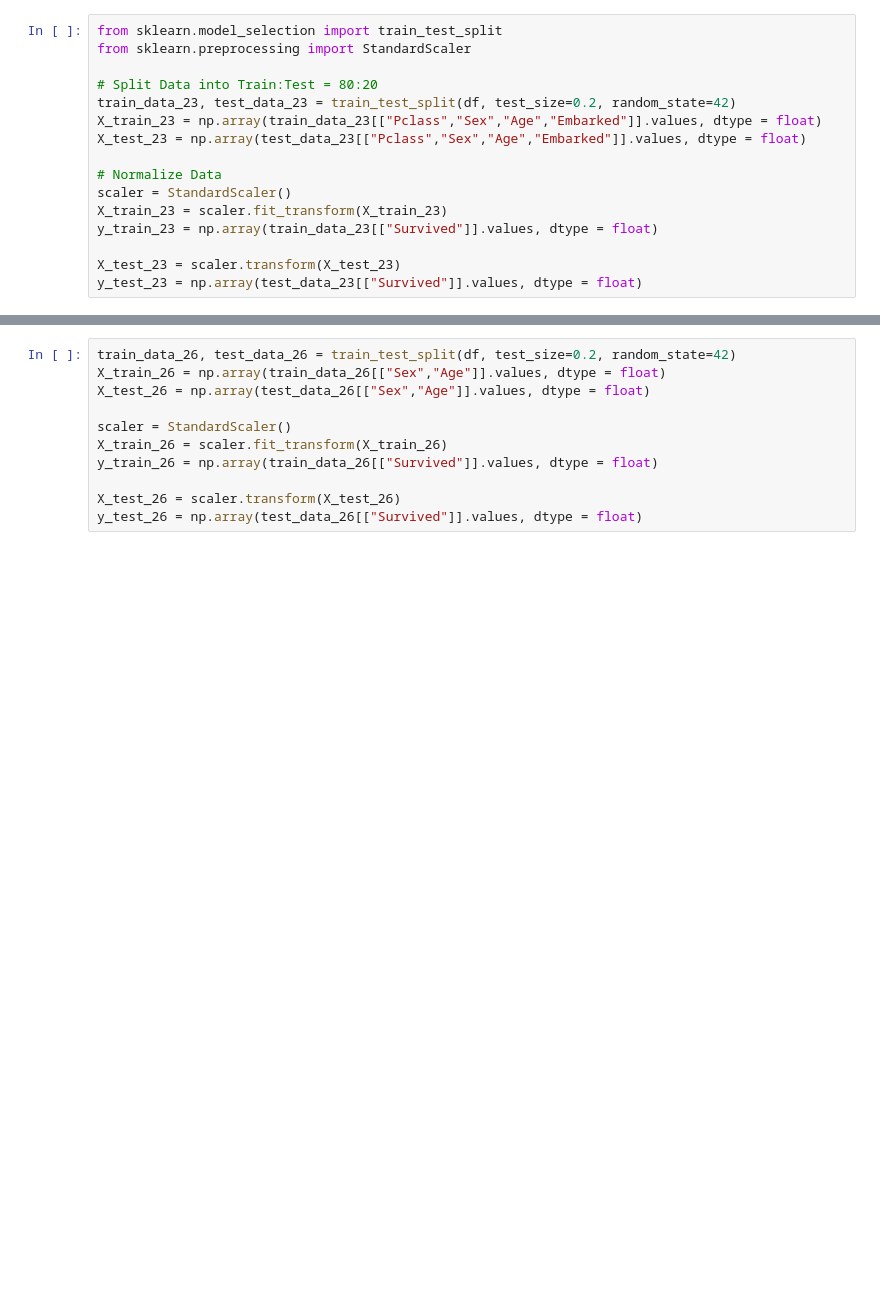
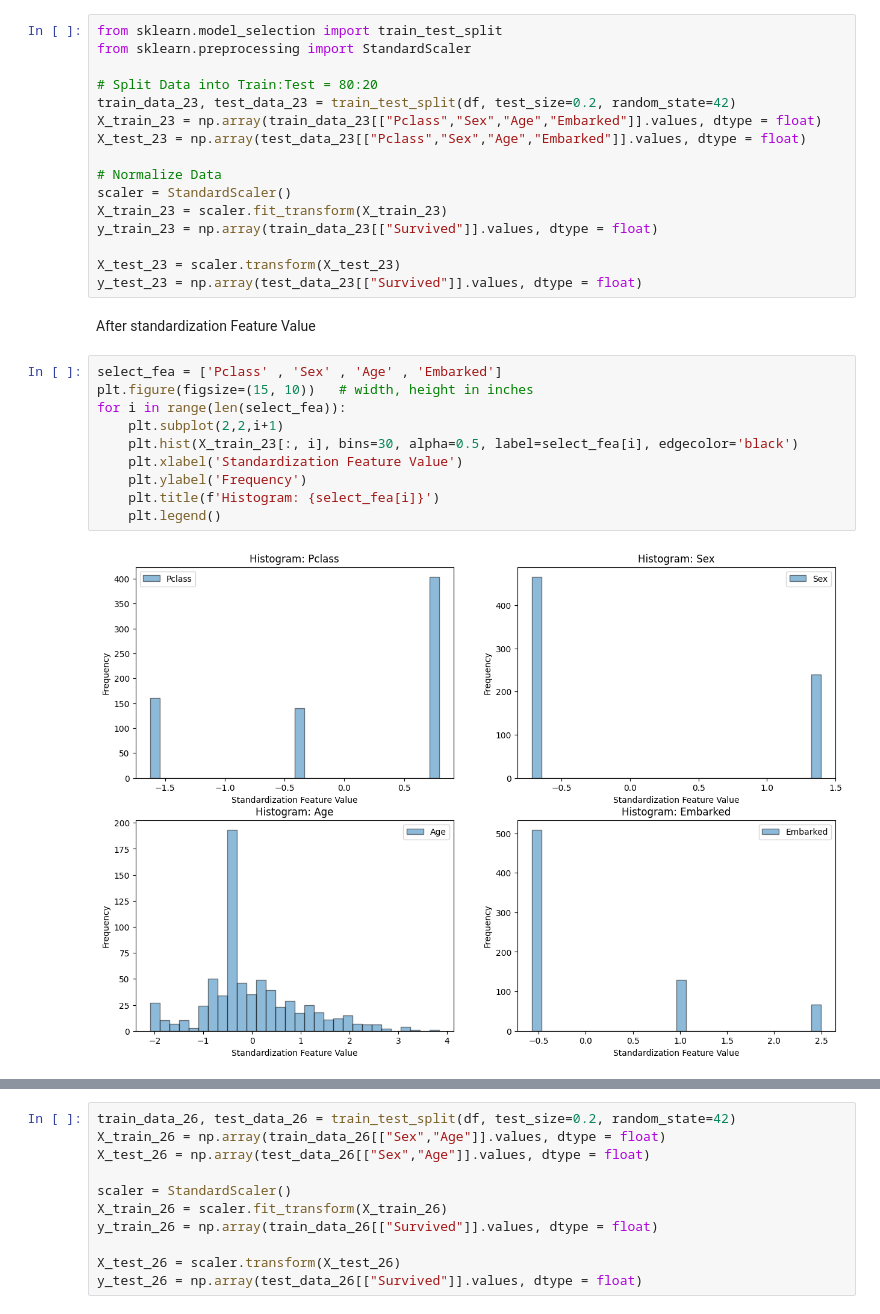
Before and after one commit to PavarisAsawa/PatternRecognition-KMEAN_Regression, a Jupyter notebook: regression.ipynb, the cells around one changed output, grey strips where cells are left out. Saved outputs shown, nothing was run; the diff lists cells and outputs as text; blank space fills up the shorter version.

```diff
--- a/regression.ipynb
+++ b/regression.ipynb
@@ -377,3 +477,17 @@ y_train_23 = np.array(train_data_23[["Survived"]].values, dtype = float)
 
 X_test_23 = scaler.transform(X_test_23)
 y_test_23 = np.array(test_data_23[["Survived"]].values, dtype = float)
+# %% [markdown]
+After standardization Feature Value
+# %%
+select_fea = ['Pclass' , 'Sex' , 'Age' , 'Embarked']
+plt.figure(figsize=(15, 10))   # width, height in inches
+for i in range(len(select_fea)):
+    plt.subplot(2,2,i+1)
+    plt.hist(X_train_23[:, i], bins=30, alpha=0.5, label=select_fea[i], edgecolor='black')
+    plt.xlabel('Standardization Feature Value')
+    plt.ylabel('Frequency')
+    plt.title(f'Histogram: {select_fea[i]}')
+    plt.legend()
+# %% [output]
+[figure, added]
```
Also changed, not shown: parts of 68 cells of this notebook.
